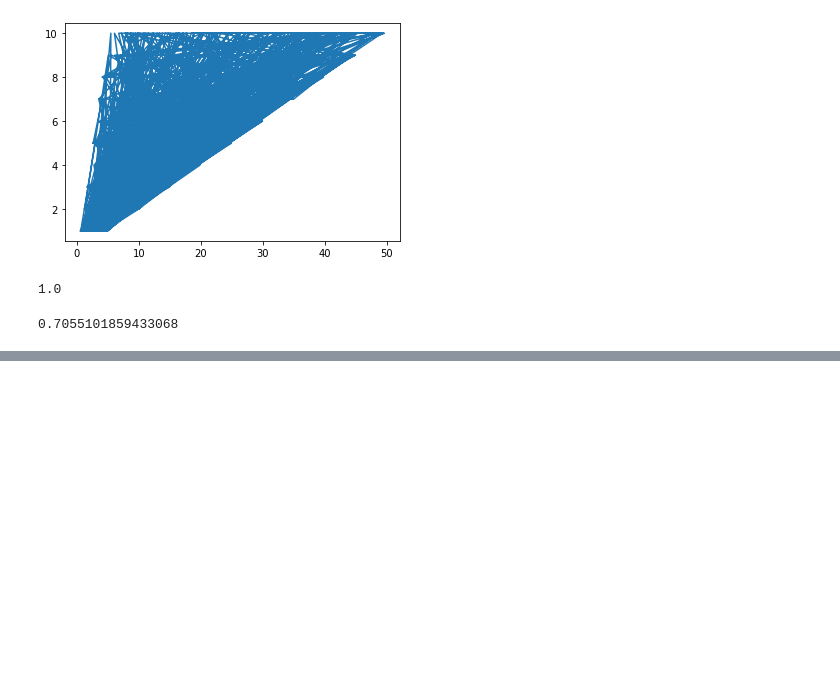
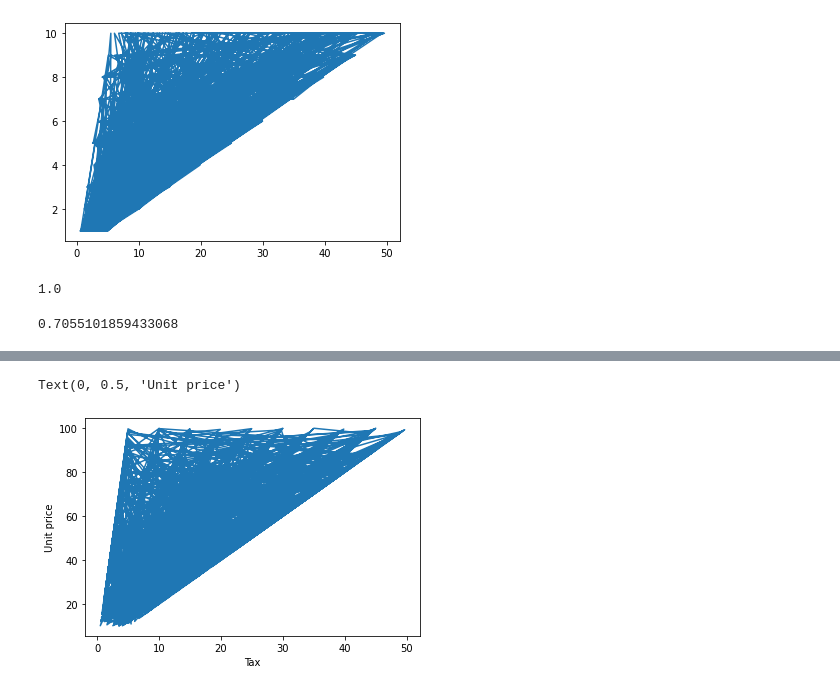
Before and after one commit to midhun2035/Introduction-to-Python, a Jupyter notebook: p04.ipynb, the cells around one changed output, grey strips where cells are left out. Cells and saved outputs as stored; diff of their text form; code cells hidden in the pictures; blank space fills up the shorter version.

```diff
--- a/p04.ipynb
+++ b/p04.ipynb
@@ -187,0 +219,7 @@ df['Tax'].corr(df['Quantity'])
+# %%
+plt.plot(df['Tax'],df['Unitprice'])
+plt.xlabel('Tax')
+plt.ylabel('Unit price')
+# %% [output]
+Text(0, 0.5, 'Unit price')
+[figure, added]
```
Also changed, not shown: parts of 4 cells of this notebook.
